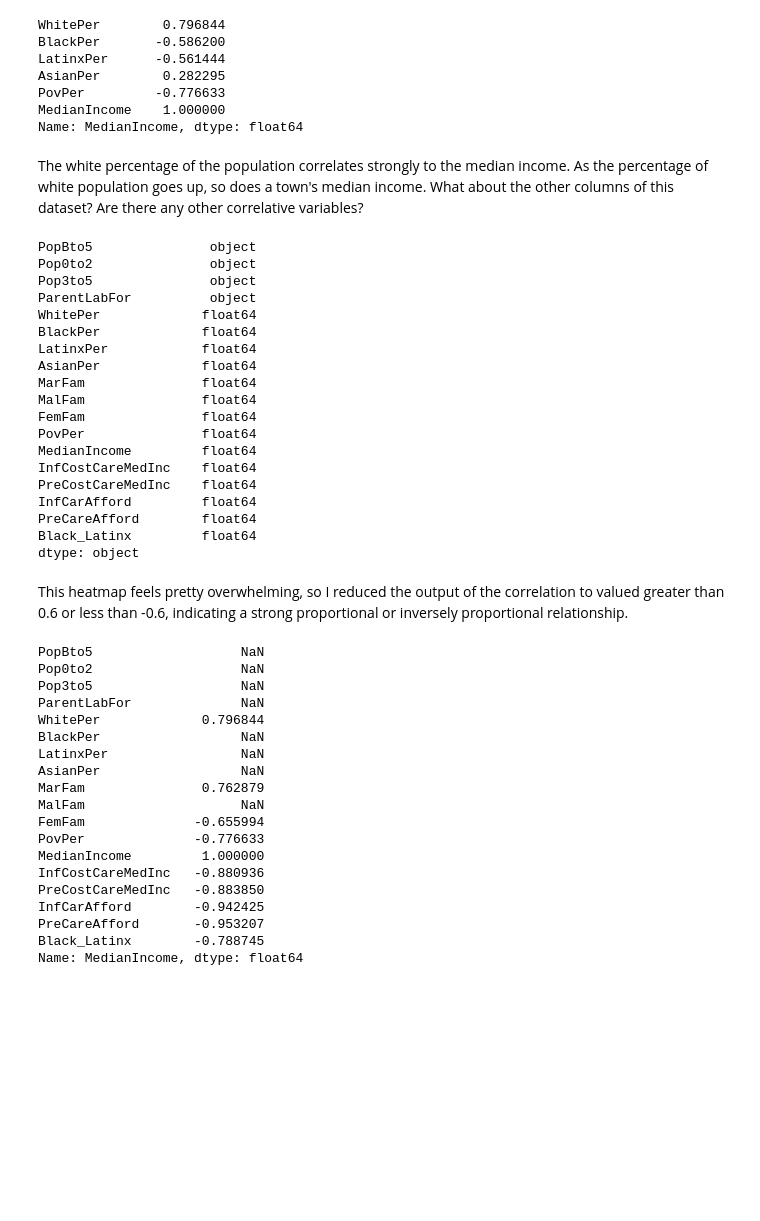
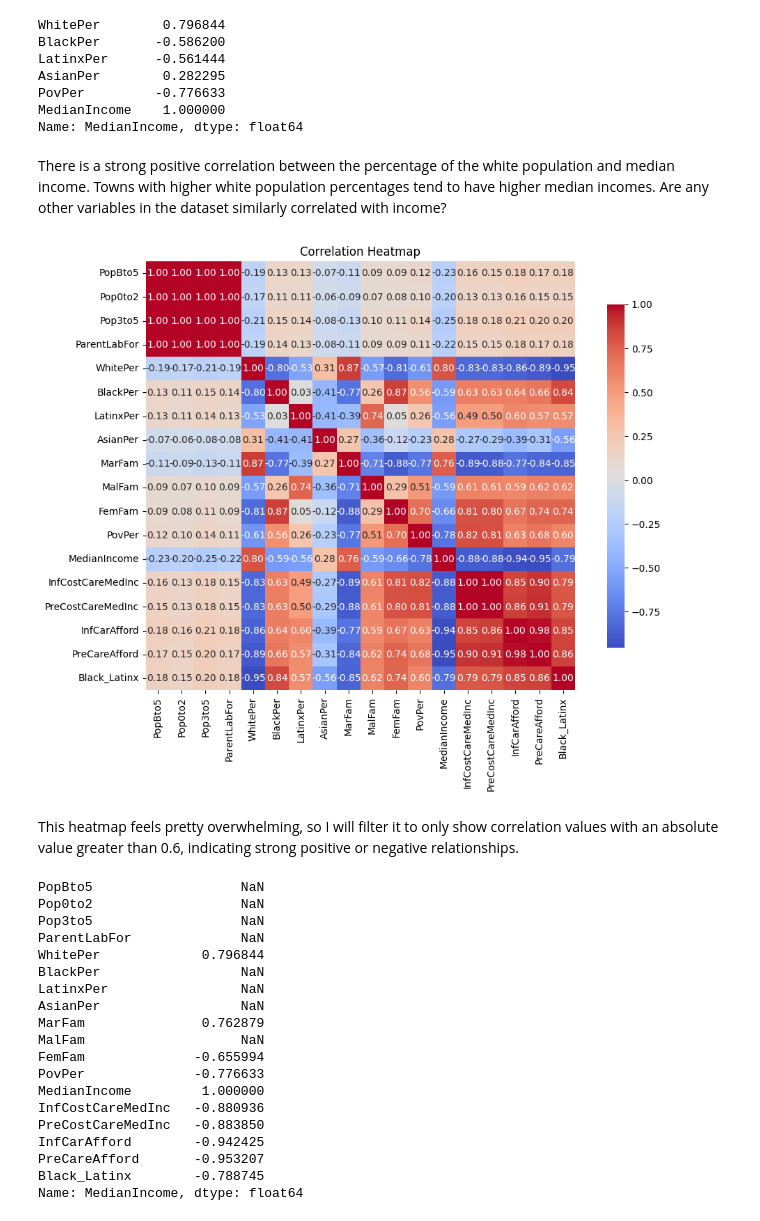
Before and after one commit to FortuneKosiUdeh/boston-income-analysis, a Jupyter notebook: childcare2.ipynb, the cells around one changed output. Cells and saved outputs as stored; diff of their text form; code cells hidden in the pictures; blank space fills up the shorter version.

```diff
--- a/childcare2.ipynb
+++ b/childcare2.ipynb
@@ -164,38 +205,18 @@ AsianPer        0.282295
 PovPer         -0.776633
 MedianIncome    1.000000
 Name: MedianIncome, dtype: float64
-# %% [markdown]
-The white percentage of the population correlates strongly to the median income. As the percentage of white population goes up, so does a town's median income. What about the other columns of this dataset? Are there any other correlative variables?
+# %% [markdown]
+There is a strong positive correlation between the percentage of the white population and median income. Towns with higher white population percentages tend to have higher median incomes. Are any other variables in the dataset similarly correlated with income?
 # %%
-"""correlation1 = df.corr()
+correlation1 = df.corr()
 plt.figure(figsize=(12, 8))
-sns.heatmap(correlation1, annot=True, cmap='coolwarm', fmt='.2f', linewidths=.5)
-plt.title('Correlation Matrix')
-plt.show()"""
-
-df.dtypes
+sns.heatmap(correlation1, annot=True, fmt=".2f", cmap='coolwarm', square=True, cbar_kws={"shrink": .8})
+plt.title('Correlation Heatmap')
+plt.show()
 # %% [output]
-PopBto5               object
-Pop0to2               object
-Pop3to5               object
-ParentLabFor          object
-WhitePer             float64
-BlackPer             float64
-LatinxPer            float64
-AsianPer             float64
-MarFam               float64
-MalFam               float64
-FemFam               float64
-PovPer               float64
-MedianIncome         float64
-InfCostCareMedInc    float64
-PreCostCareMedInc    float64
-InfCarAfford         float64
-PreCareAfford        float64
-Black_Latinx         float64
-dtype: object
+[figure, added]
-# %% [markdown]
-This heatmap feels pretty overwhelming, so I reduced the output of the correlation to valued greater than 0.6 or less than -0.6, indicating a strong proportional or inversely proportional relationship.
+# %% [markdown]
+This heatmap feels pretty overwhelming, so I will filter it to only show correlation values with an absolute value greater than 0.6, indicating strong positive or negative relationships.
 # %%
 filtered_correlation = correlation1[(correlation1 > 0.6) | (correlation1 < -0.6)]
 comparedToIncome1 = filtered_correlation['MedianIncome']
```
Also changed, not shown: parts of 38 cells of this notebook.
